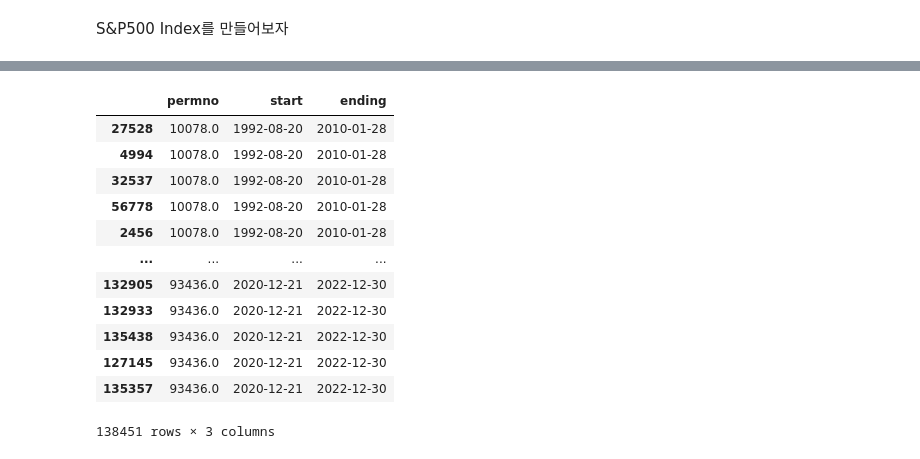
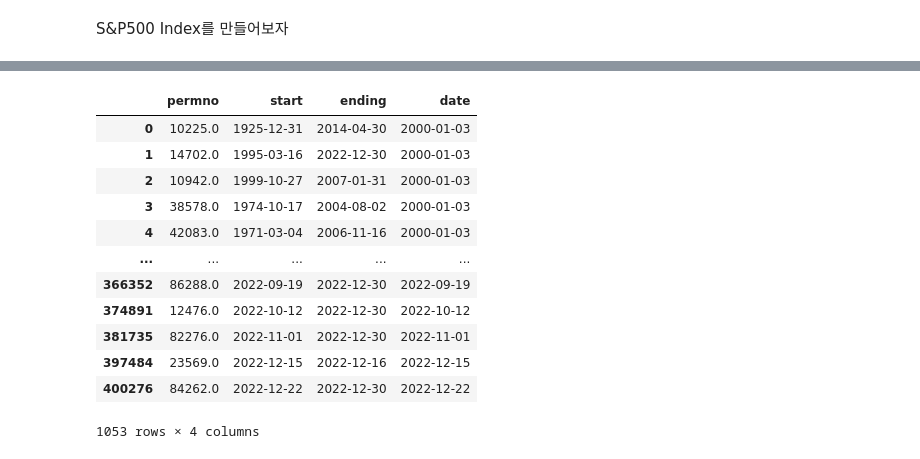
Before and after one commit to hoyeon1458/Portfolio-Optimization-2023-FR-Project-, a Jupyter notebook: make_sp500_index.ipynb, the cells around one changed output, grey strips where cells are left out. Drawn from its saved outputs; the diff is of its cells as text; code cells hidden in the pictures.

```diff
--- a/make_sp500_index.ipynb
+++ b/make_sp500_index.ipynb
@@ -7,2 +8,3 @@ import matplotlib.pyplot as plt
 # %%
-listing = pd.read_pickle("sp500_list_start_end.pickle")
+listing = pd.read_pickle("Data/spx_constitute_daily.pickle")
+stock = pd.read_pickle("Data/allstock.pickle")
@@ -47,16 +15,0 @@ listing
-# %%
-listing.sort_values("permno")
-# %% [output]
-|  | permno | start | ending |
-| 27528 | 10078.0 | 1992-08-20 | 2010-01-28 |
-| 4994 | 10078.0 | 1992-08-20 | 2010-01-28 |
-| 32537 | 10078.0 | 1992-08-20 | 2010-01-28 |
-| 56778 | 10078.0 | 1992-08-20 | 2010-01-28 |
-| 2456 | 10078.0 | 1992-08-20 | 2010-01-28 |
-| ... | ... | ... | ... |
-| 132905 | 93436.0 | 2020-12-21 | 2022-12-30 |
-| 132933 | 93436.0 | 2020-12-21 | 2022-12-30 |
-| 135438 | 93436.0 | 2020-12-21 | 2022-12-30 |
-| 127145 | 93436.0 | 2020-12-21 | 2022-12-30 |
-| 135357 | 93436.0 | 2020-12-21 | 2022-12-30 |
-138451 rows × 3 columns
@@ -65,3 +19,19 @@ listing_pp = listing.drop_duplicates().reset_index(drop=True)
+# %%
+listing_pp
+# %% [output]
+|  | permno | start | ending | date |
+| 0 | 10225.0 | 1925-12-31 | 2014-04-30 | 2000-01-03 |
+| 1 | 14702.0 | 1995-03-16 | 2022-12-30 | 2000-01-03 |
+| 2 | 10942.0 | 1999-10-27 | 2007-01-31 | 2000-01-03 |
+| 3 | 38578.0 | 1974-10-17 | 2004-08-02 | 2000-01-03 |
+| 4 | 42083.0 | 1971-03-04 | 2006-11-16 | 2000-01-03 |
+| ... | ... | ... | ... | ... |
+| 366352 | 86288.0 | 2022-09-19 | 2022-12-30 | 2022-09-19 |
+| 374891 | 12476.0 | 2022-10-12 | 2022-12-30 | 2022-10-12 |
+| 381735 | 82276.0 | 2022-11-01 | 2022-12-30 | 2022-11-01 |
+| 397484 | 23569.0 | 2022-12-15 | 2022-12-16 | 2022-12-15 |
+| 400276 | 84262.0 | 2022-12-22 | 2022-12-30 | 2022-12-22 |
+1053 rows × 4 columns
 # %%
 code = listing_pp.permno.values
 
```
Also changed, not shown: parts of 13 cells of this notebook, 4 other files.
